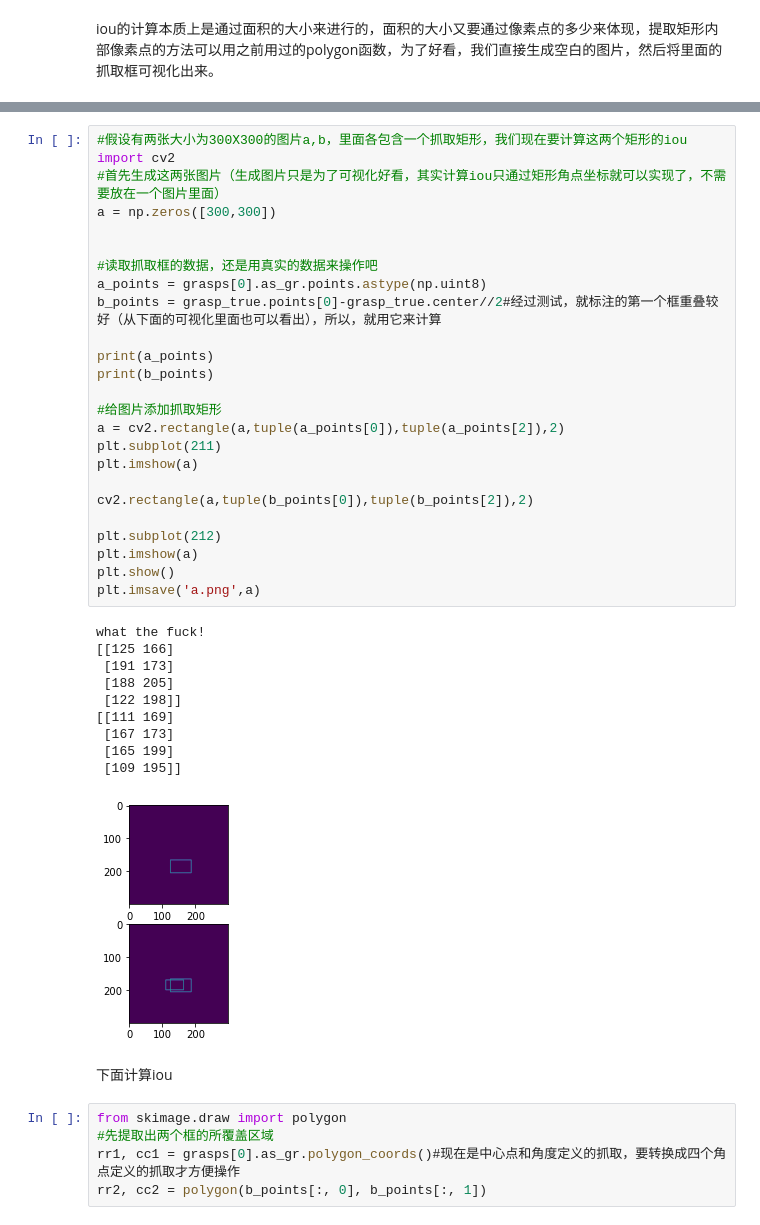
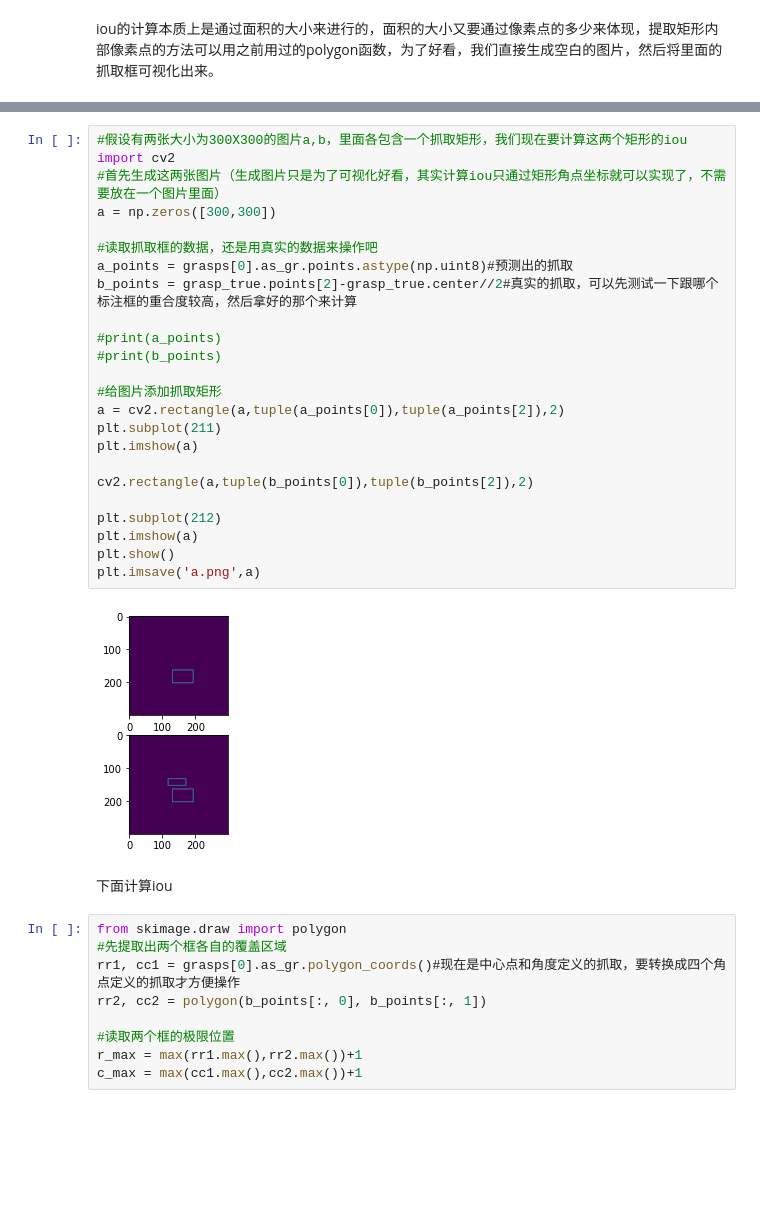
Before and after one commit to OneOneLiu/ggcnn_cornell_dataset, a Jupyter notebook: validate.ipynb, the cells around one changed output, grey strips where cells are left out. Drawn from its saved outputs; the diff is of its cells as text; blank space fills up the shorter version.

```diff
--- a/validate.ipynb
+++ b/validate.ipynb
@@ -306,43 +306,37 @@ what the fuck!
 # %%
 #假设有两张大小为300X300的图片a,b，里面各包含一个抓取矩形，我们现在要计算这两个矩形的iou
 import cv2
 #首先生成这两张图片（生成图片只是为了可视化好看，其实计算iou只通过矩形角点坐标就可以实现了，不需要放在一个图片里面）
 a = np.zeros([300,300])
 
+#读取抓取框的数据，还是用真实的数据来操作吧
+a_points = grasps[0].as_gr.points.astype(np.uint8)#预测出的抓取
+b_points = grasp_true.points[2]-grasp_true.center//2#真实的抓取，可以先测试一下跟哪个标注框的重合度较高，然后拿好的那个来计算
 
-#读取抓取框的数据，还是用真实的数据来操作吧
-a_points = grasps[0].as_gr.points.astype(np.uint8)
-b_points = grasp_true.points[0]-grasp_true.center//2#经过测试，就标注的第一个框重叠较好（从下面的可视化里面也可以看出），所以，就用它来计算
-
-print(a_points)
-print(b_points)
+#print(a_points)
+#print(b_points)
 
 #给图片添加抓取矩形
 a = cv2.rectangle(a,tuple(a_points[0]),tuple(a_points[2]),2)
 plt.subplot(211)
 plt.imshow(a)
 
 cv2.rectangle(a,tuple(b_points[0]),tuple(b_points[2]),2)
 
 plt.subplot(212)
 plt.imshow(a)
 plt.show()
 plt.imsave('a.png',a)
 # %% [output]
-what the fuck!
-[[125 166]
- [191 173]
- [188 205]
- [122 198]]
-[[111 169]
- [167 173]
- [165 199]
- [109 195]]
-[figure, old version]
+[figure, new version]
 # %% [markdown]
 下面计算iou
 # %%
 from skimage.draw import polygon
-#先提取出两个框的所覆盖区域
+#先提取出两个框各自的覆盖区域
 rr1, cc1 = grasps[0].as_gr.polygon_coords()#现在是中心点和角度定义的抓取，要转换成四个角点定义的抓取才方便操作
 rr2, cc2 = polygon(b_points[:, 0], b_points[:, 1])
+
+#读取两个框的极限位置
+r_max = max(rr1.max(),rr2.max())+1
+c_max = max(cc1.max(),cc2.max())+1
```
Also changed, not shown: parts of 19 cells of this notebook, 11 other files.
